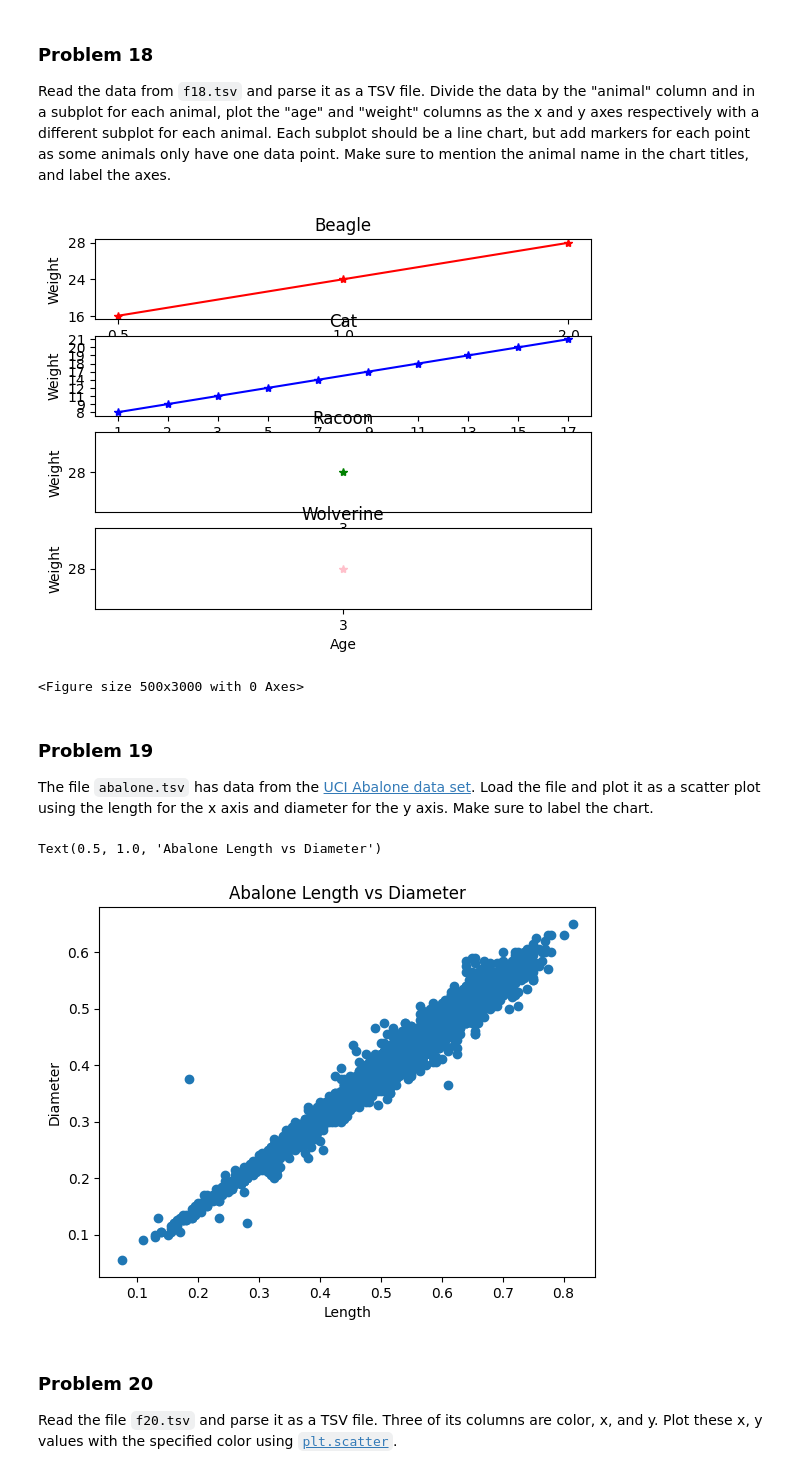
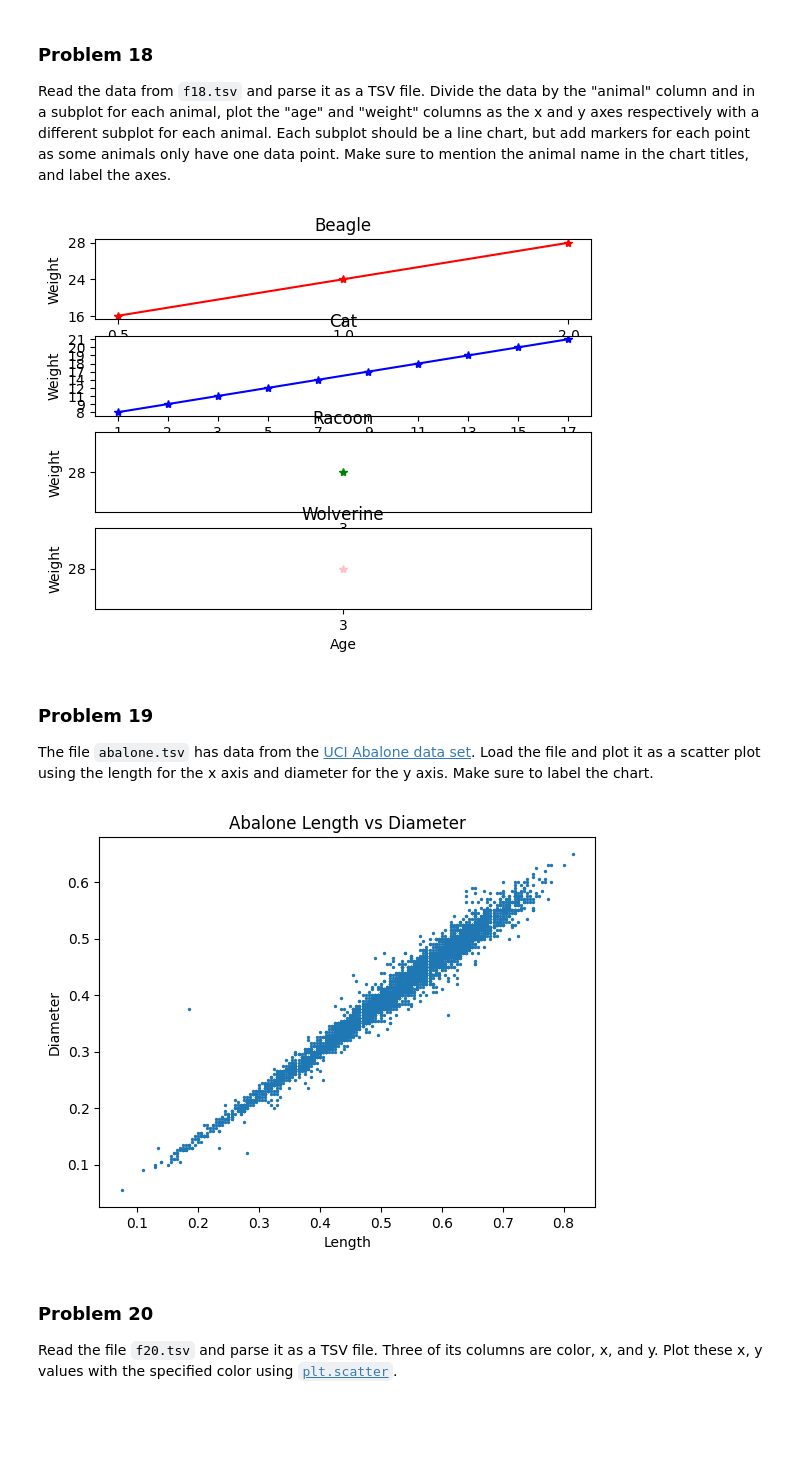
Before and after one commit to bvanson/dx602-homework-05, a Jupyter notebook: homeworTest.ipynb, the cells around one changed output. Drawn from its saved outputs; the diff is of its cells as text; code cells hidden in the pictures; blank space fills up the shorter version.

```diff
--- a/homeworTest.ipynb
+++ b/homeworTest.ipynb
@@ -336,8 +336,8 @@ entries = 5
 
 # get next entries
 for i in range(entries):
-    #get last entry in list
-    last = q10[len(q10)-1]
+    # get last entry in list
+    last = q10[-1]
 
     #check whether even or odd
     if (last % 2 == 0):
@@ -365,21 +365,26 @@ This data set is the "Datasaurus" that inspired the [Datasaurus Dozen](https://w
 
 import csv
 
+# Create x values and y value lists by reading f11.csv
 x = []
 y = []
 
 with open('f11.csv') as file:
-    # get header out of the way
-    header = file.readline()
+    header = file.readline() # skip header line
 
     reader = csv.reader(file)
+
+
     for row in reader:
-        x.append(float(row[1]))
-        y.append(float(row[2]))
+        # if a 'dino' row, add x and y values to lists
+        if (row[0] == 'dino'):
+            x.append(float(row[1]))
+            y.append(float(row[2]))
 
-plt.scatter(x,y)
-plt.xlabel('X values')
-plt.ylabel('Y Values')
+plt.scatter(x,y,label='dino')
+plt.legend()
+plt.xlabel('X')
+plt.ylabel('Y')
 plt.title('Datasaurus')
 # %% [output]
 Text(0.5, 1.0, 'Datasaurus')
@@ -535,44 +542,38 @@ def in_dict(dict,animal):
 dict = []
 with open('f18.tsv') as fp:
     header = fp.readline()
-    #print(header)
+
     for line in fp:
         line = line.rstrip('\n').split('\t')
-        #print(line)
 
         # in_dict returns index of animal in dict if found, else None
         index = in_dict(dict,line[0])
 
         if (index is not None):
-            #print('inside if')
             dict[index]['age'].append(line[1])
             dict[index]['weight'].append(line[2])
         else:
-            #print('went to else')
             dict.append({'animal': line[0], 'age':[ line[1] ], 'weight':[line[2]]})
-            #print('dict after insert',dict)
 
 
 
 
-i = 1
+#plt.figure(figsize=(8,3))
+#plt.subplots_adjust(hspace = .4,wspace=.4)
+
+# create a color list to use for each animal
 color_list = ['red','blue','green','pink']
 
 how_many_animals = len (dict)
-#print('how many', how_many_animals)
-for each_animal in dict:
-    plt.subplot(how_many_animals,1, i)
-    plt.plot(each_animal['age'],each_animal['weight'], marker = '*',color=color_list[i-1])
+
+for (i, each_animal) in enumerate(dict):
+    plt.subplot(how_many_animals,1, i+1)
+    plt.plot(each_animal['age'],each_animal['weight'], marker = '*',color=color_list[i])
     plt.title(each_animal['animal'].capitalize())
     plt.xlabel('Age')
     plt.ylabel('Weight')
-    i += 1
-
-plt.figure(figsize=(5,30))
-plt.subplots_adjust(hspace = 1, wspace = .4)
 # %% [output]
 [figure]
-<Figure size 500x3000 with 0 Axes>
 # %% [markdown]
 ### Problem 19
 
@@ -582,29 +583,32 @@ Make sure to label the chart.
 # %%
 # YOUR CHANGES HERE
 
 with open('abalone.tsv') as fp:
+
+    # read header, parse it
     header = fp.readline()
     header = header.rstrip("\n").split('\t')
+
+    # use parsed header to find the indices for Length and Diameter
     x_index = header.index('Length')
     y_index = header.index('Diameter')
 
-    #print(x_index, y_index)
+    # create x value and y value lists by reading the file
     x = []
     y = []
     for line in fp:
         line = line.rstrip("\n").split('\t')
-        #print(line)
         x.append(float(line[x_index]))
         y.append(float(line[y_index]))
-#print(x)
-#print(y)
-plt.scatter(x,y)
-plt.xlabel('Length')
-plt.ylabel('Diameter')
-plt.title('Abalone Length vs Diameter')
+
+
+if (x and y): # check if lists are not empty
+    plt.scatter(x,y,s=2)
+    plt.xlabel('Length')
+    plt.ylabel('Diameter')
+    plt.title('Abalone Length vs Diameter')
 # %% [output]
-Text(0.5, 1.0, 'Abalone Length vs Diameter')
-[figure, old version]
+[figure, new version]
 # %% [markdown]
 ### Problem 20
 
```
Also changed, not shown: parts of 5 cells of this notebook.
